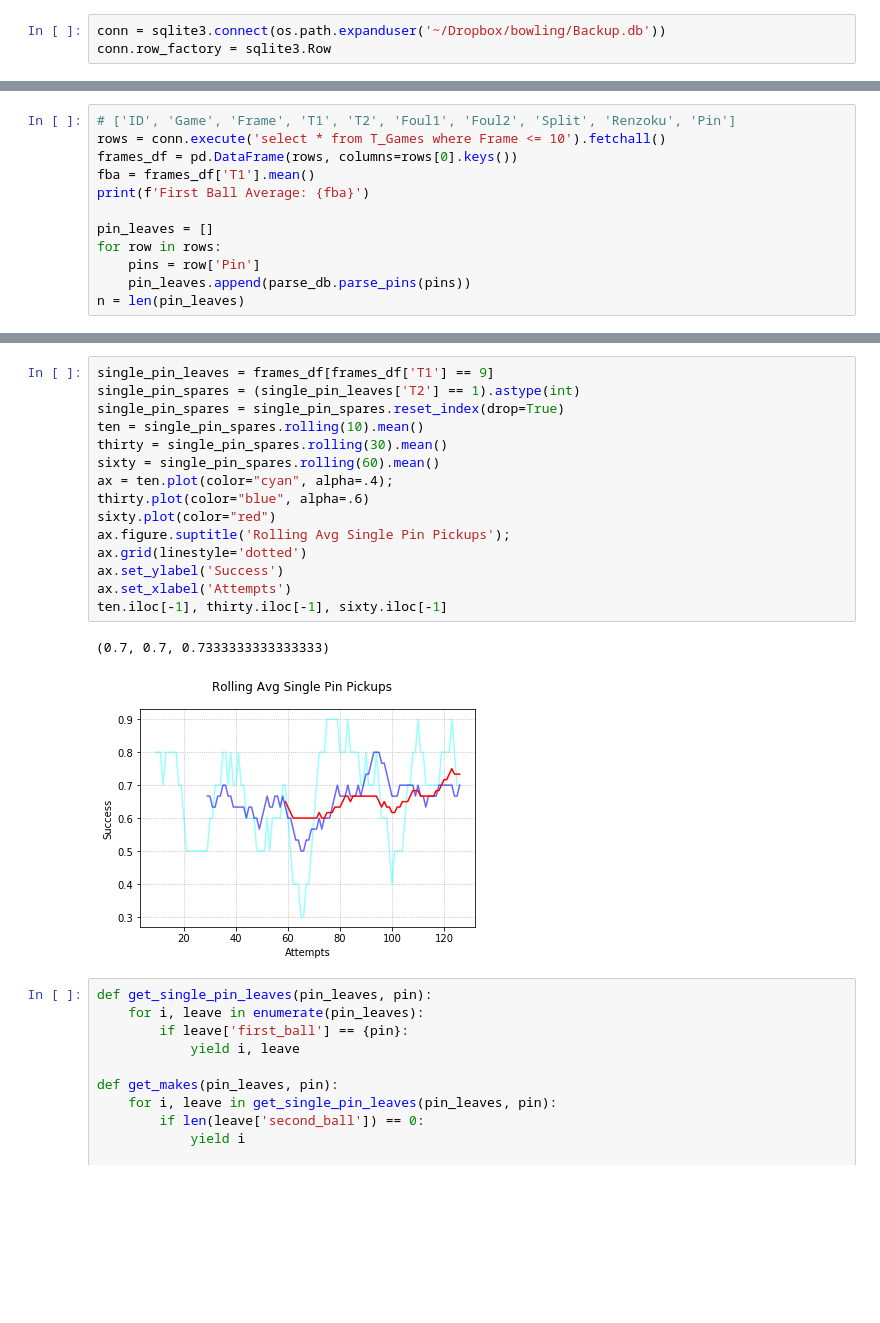
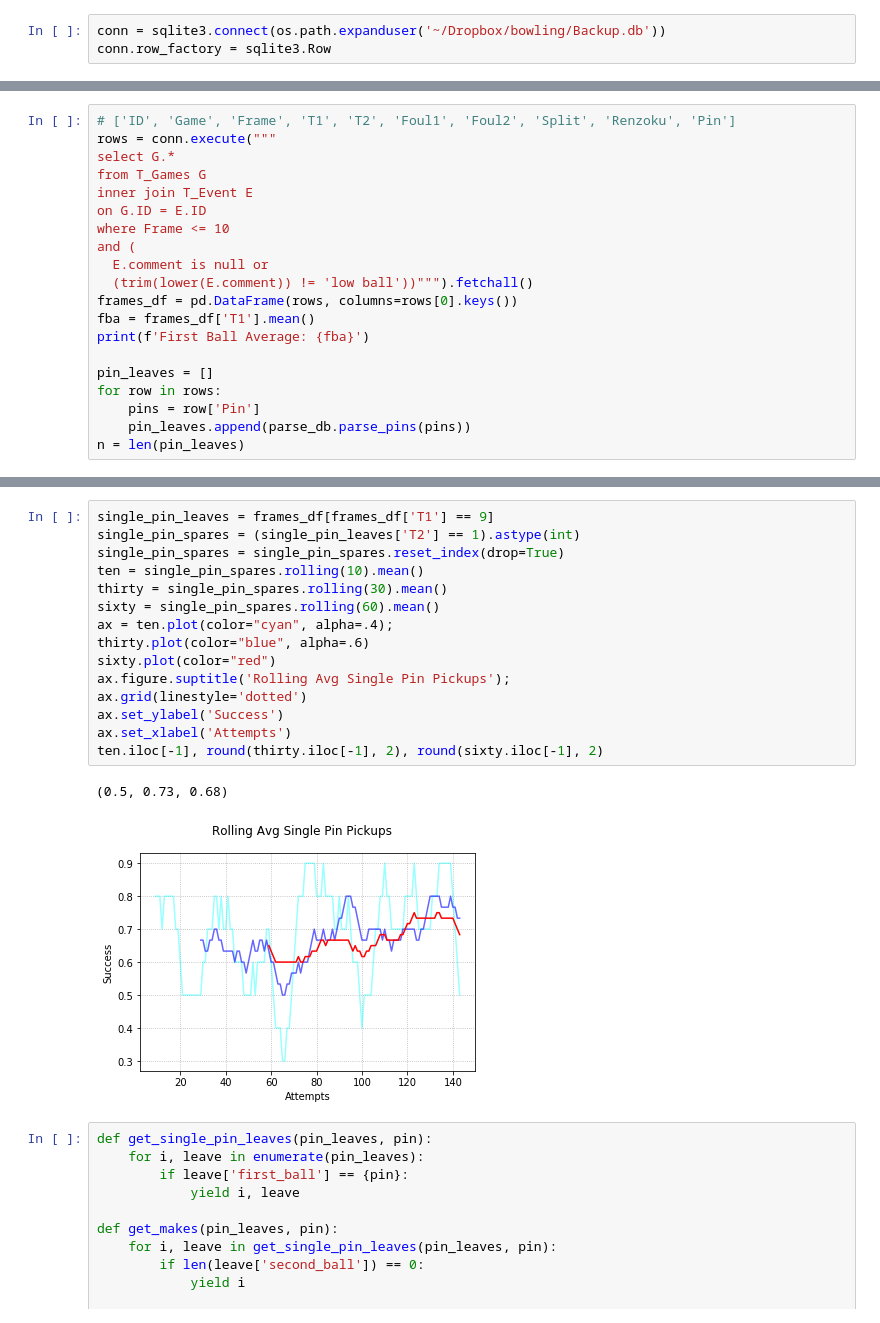
Before and after one commit to jobevers/bowlingscorer, a Jupyter notebook: Basic Stats.ipynb, the cells around one changed output, grey strips where cells are left out. Drawn from its saved outputs; the diff is of its cells as text; blank space fills up the shorter version.

```diff
--- a/Basic Stats.ipynb
+++ b/Basic Stats.ipynb
@@ -55,6 +56,14 @@ scores.plot(ax=ax, marker='o', linestyle='', color="red");
 # %%
 # ['ID', 'Game', 'Frame', 'T1', 'T2', 'Foul1', 'Foul2', 'Split', 'Renzoku', 'Pin']
-rows = conn.execute('select * from T_Games where Frame <= 10').fetchall()
+rows = conn.execute("""
+select G.*
+from T_Games G
+inner join T_Event E
+on G.ID = E.ID
+where Frame <= 10
+and (
+  E.comment is null or
+  (trim(lower(E.comment)) != 'low ball'))""").fetchall()
 frames_df = pd.DataFrame(rows, columns=rows[0].keys())
 fba = frames_df['T1'].mean()
 print(f'First Ball Average: {fba}')
@@ -132,21 +141,21 @@ ax.figure.suptitle('Rolling Avg Spare Pickups');
 # %%
 single_pin_leaves = frames_df[frames_df['T1'] == 9]
 single_pin_spares = (single_pin_leaves['T2'] == 1).astype(int)
 single_pin_spares = single_pin_spares.reset_index(drop=True)
 ten = single_pin_spares.rolling(10).mean()
 thirty = single_pin_spares.rolling(30).mean()
 sixty = single_pin_spares.rolling(60).mean()
 ax = ten.plot(color="cyan", alpha=.4);
 thirty.plot(color="blue", alpha=.6)
 sixty.plot(color="red")
 ax.figure.suptitle('Rolling Avg Single Pin Pickups');
 ax.grid(linestyle='dotted')
 ax.set_ylabel('Success')
 ax.set_xlabel('Attempts')
-ten.iloc[-1], thirty.iloc[-1], sixty.iloc[-1]
+ten.iloc[-1], round(thirty.iloc[-1], 2), round(sixty.iloc[-1], 2)
 # %% [output]
-(0.7, 0.7, 0.7333333333333333)
+(0.5, 0.73, 0.68)
-[figure, old version]
+[figure, new version]
 # %%
 def get_single_pin_leaves(pin_leaves, pin):
     for i, leave in enumerate(pin_leaves):
```
Also changed, not shown: parts of 14 cells of this notebook, 1 other file.
